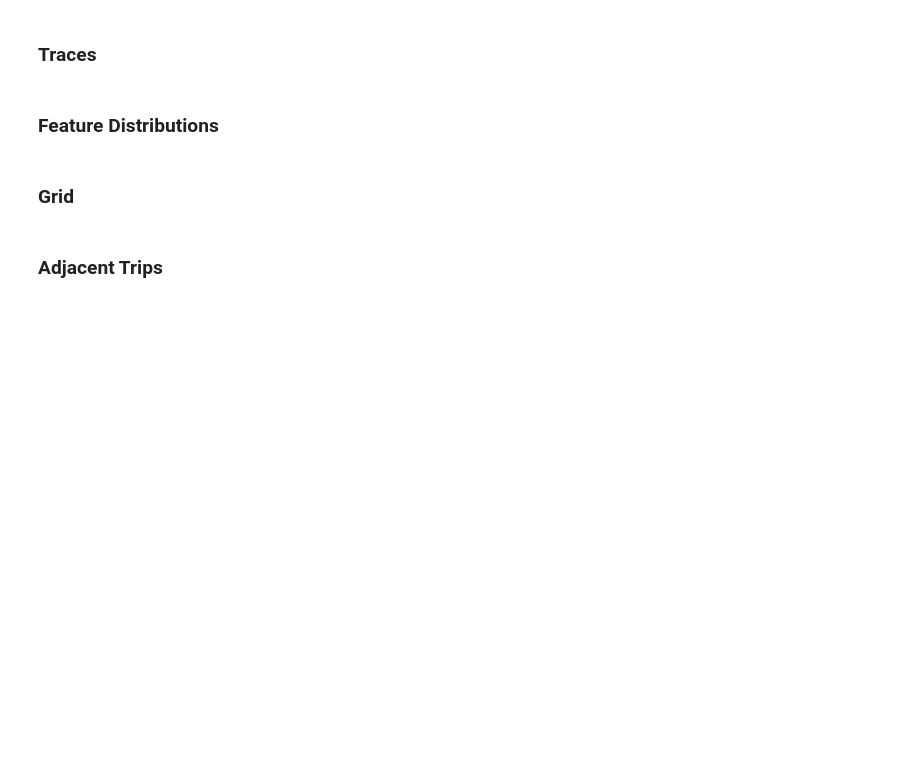
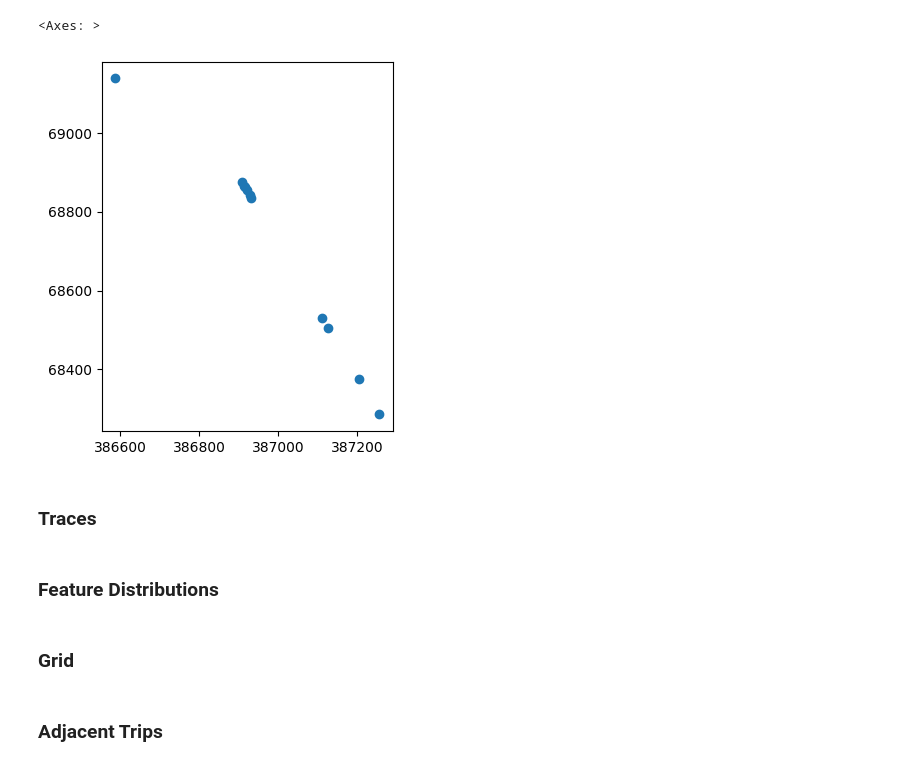
Before and after one commit to zackAemmer/open_bus_tools, a Jupyter notebook: notebooks/explore_inputs.ipynb, the cells around one changed output. Saved outputs shown, nothing was run; the diff lists cells and outputs as text; code cells hidden in the pictures; blank space fills up the shorter version.

```diff
--- a/notebooks/explore_inputs.ipynb
+++ b/notebooks/explore_inputs.ipynb
@@ -10,4 +10,19 @@ from openbustools.traveltime import grids
 from openbustools import data_utils, spatial
+# %%
+network_name = 'kcm'
+data_folder = '../data/kcm_realtime/processed/'
+train_date = '2023_03_15'
+train_n = 3
+train_dates = data_utils.get_date_list(train_date, int(train_n))
+train_dataset = data_loader.ContentDataset(data_folder, train_dates)
+data_df = train_dataset.data
+# %%
+labels = data_df.groupby('shingle_id')[['cumul_time_s']].last()
+bad = list(labels[labels['cumul_time_s']<1].index)
+data_df.loc[bad[5]].plot()
+# %% [output]
+<Axes: >
+[figure, added]
 # %%
 RUN_FOLDER = "../results/big_run/"
 n_samples = 1000
```
Also changed, not shown: parts of 2 cells of this notebook, 5 other files.
